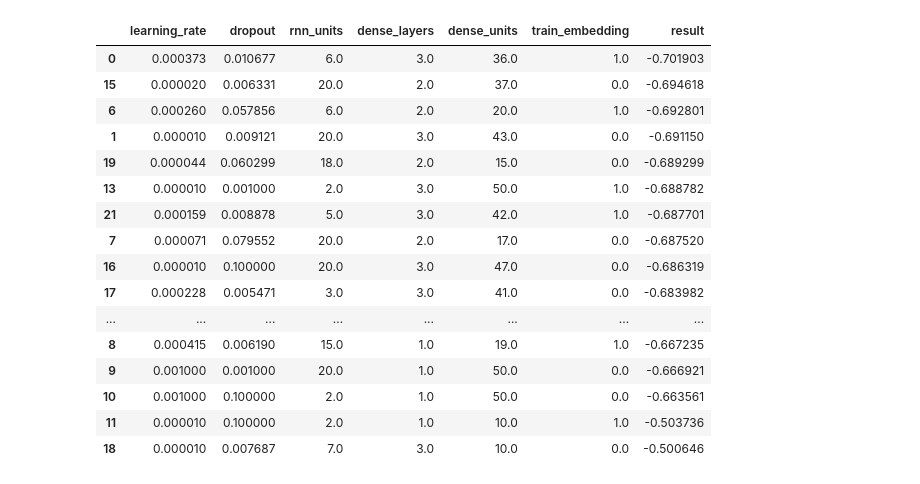
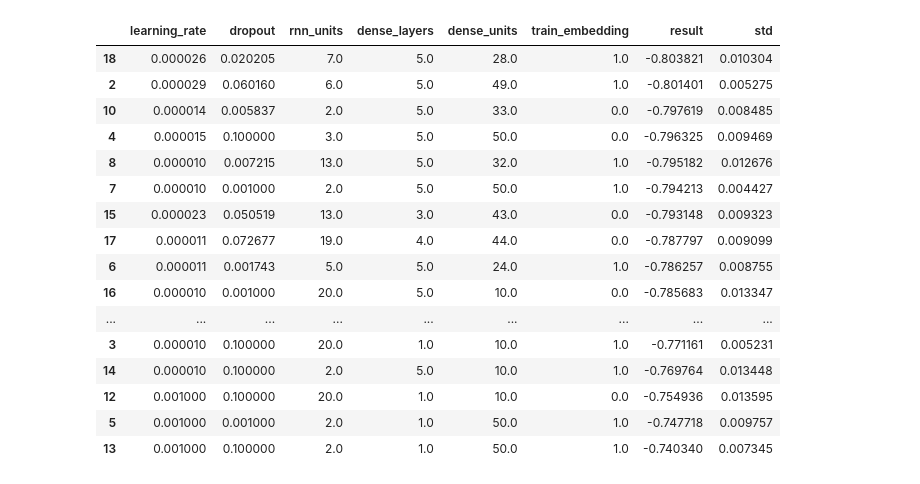
Before and after one commit to llayer/AIErrorLogAnalysis, a Jupyter notebook: training/print_json.ipynb, the cells around one changed output. Cells and saved outputs as stored; diff of their text form; code cells hidden in the pictures.

Commit message:
update training

```diff
--- a/training/print_json.ipynb
+++ b/training/print_json.ipynb
@@ -1,5 +1,8 @@
-# %%
-path = '/nfshome/llayer/AIErrorLogAnalysis/experiments/NOMINAL_t/'
+# %%
+path_avg = '/nfshome/llayer/AIErrorLogAnalysis/experiments/AVG_20_encoded/'
+path_rnn = '/nfshome/llayer/AIErrorLogAnalysis/experiments/VAR_DIM/'
+path_rnn_att = '/nfshome/llayer/AIErrorLogAnalysis/experiments/VAR_DIM_Att/'
+path_base = '/nfshome/llayer/AIErrorLogAnalysis/experiments_baseline/BASELINE_PRUNE_NEG/skopt.h5'
 # %%
 import pandas as pd
 import glob
@@ -18,20 +32,0 @@ results = results.sort_values(by=['result'])
-# %%
-results
-# %% [output]
-|  | learning_rate | dropout | rnn_units | dense_layers | dense_units | train_embedding | result |
-| 0 | 0.000373 | 0.010677 | 6.0 | 3.0 | 36.0 | 1.0 | -0.701903 |
-| 15 | 0.000020 | 0.006331 | 20.0 | 2.0 | 37.0 | 0.0 | -0.694618 |
-| 6 | 0.000260 | 0.057856 | 6.0 | 2.0 | 20.0 | 1.0 | -0.692801 |
-| 1 | 0.000010 | 0.009121 | 20.0 | 3.0 | 43.0 | 0.0 | -0.691150 |
-| 19 | 0.000044 | 0.060299 | 18.0 | 2.0 | 15.0 | 0.0 | -0.689299 |
-| 13 | 0.000010 | 0.001000 | 2.0 | 3.0 | 50.0 | 1.0 | -0.688782 |
-| 21 | 0.000159 | 0.008878 | 5.0 | 3.0 | 42.0 | 1.0 | -0.687701 |
-| 7 | 0.000071 | 0.079552 | 20.0 | 2.0 | 17.0 | 0.0 | -0.687520 |
-| 16 | 0.000010 | 0.100000 | 20.0 | 3.0 | 47.0 | 0.0 | -0.686319 |
-| 17 | 0.000228 | 0.005471 | 3.0 | 3.0 | 41.0 | 0.0 | -0.683982 |
-| ... | ... | ... | ... | ... | ... | ... | ... |
-| 8 | 0.000415 | 0.006190 | 15.0 | 1.0 | 19.0 | 1.0 | -0.667235 |
-| 9 | 0.001000 | 0.001000 | 20.0 | 1.0 | 50.0 | 0.0 | -0.666921 |
-| 10 | 0.001000 | 0.100000 | 2.0 | 1.0 | 50.0 | 0.0 | -0.663561 |
-| 11 | 0.000010 | 0.100000 | 2.0 | 1.0 | 10.0 | 1.0 | -0.503736 |
-| 18 | 0.000010 | 0.007687 | 7.0 | 3.0 | 10.0 | 0.0 | -0.500646 |
@@ -37,0 +37,20 @@ results
+# %%
+rnn.head(50)
+# %% [output]
+|  | learning_rate | dropout | rnn_units | dense_layers | dense_units | train_embedding | result | std |
+| 18 | 0.000026 | 0.020205 | 7.0 | 5.0 | 28.0 | 1.0 | -0.803821 | 0.010304 |
+| 2 | 0.000029 | 0.060160 | 6.0 | 5.0 | 49.0 | 1.0 | -0.801401 | 0.005275 |
+| 10 | 0.000014 | 0.005837 | 2.0 | 5.0 | 33.0 | 0.0 | -0.797619 | 0.008485 |
+| 4 | 0.000015 | 0.100000 | 3.0 | 5.0 | 50.0 | 0.0 | -0.796325 | 0.009469 |
+| 8 | 0.000010 | 0.007215 | 13.0 | 5.0 | 32.0 | 1.0 | -0.795182 | 0.012676 |
+| 7 | 0.000010 | 0.001000 | 2.0 | 5.0 | 50.0 | 1.0 | -0.794213 | 0.004427 |
+| 15 | 0.000023 | 0.050519 | 13.0 | 3.0 | 43.0 | 0.0 | -0.793148 | 0.009323 |
+| 17 | 0.000011 | 0.072677 | 19.0 | 4.0 | 44.0 | 0.0 | -0.787797 | 0.009099 |
+| 6 | 0.000011 | 0.001743 | 5.0 | 5.0 | 24.0 | 1.0 | -0.786257 | 0.008755 |
+| 16 | 0.000010 | 0.001000 | 20.0 | 5.0 | 10.0 | 0.0 | -0.785683 | 0.013347 |
+| ... | ... | ... | ... | ... | ... | ... | ... | ... |
+| 3 | 0.000010 | 0.100000 | 20.0 | 1.0 | 10.0 | 1.0 | -0.771161 | 0.005231 |
+| 14 | 0.000010 | 0.100000 | 2.0 | 5.0 | 10.0 | 1.0 | -0.769764 | 0.013448 |
+| 12 | 0.001000 | 0.100000 | 20.0 | 1.0 | 10.0 | 0.0 | -0.754936 | 0.013595 |
+| 5 | 0.001000 | 0.001000 | 2.0 | 1.0 | 50.0 | 1.0 | -0.747718 | 0.009757 |
+| 13 | 0.001000 | 0.100000 | 2.0 | 1.0 | 50.0 | 1.0 | -0.740340 | 0.007345 |
```
Also changed, not shown: parts of 8 cells of this notebook, 13 other files.
